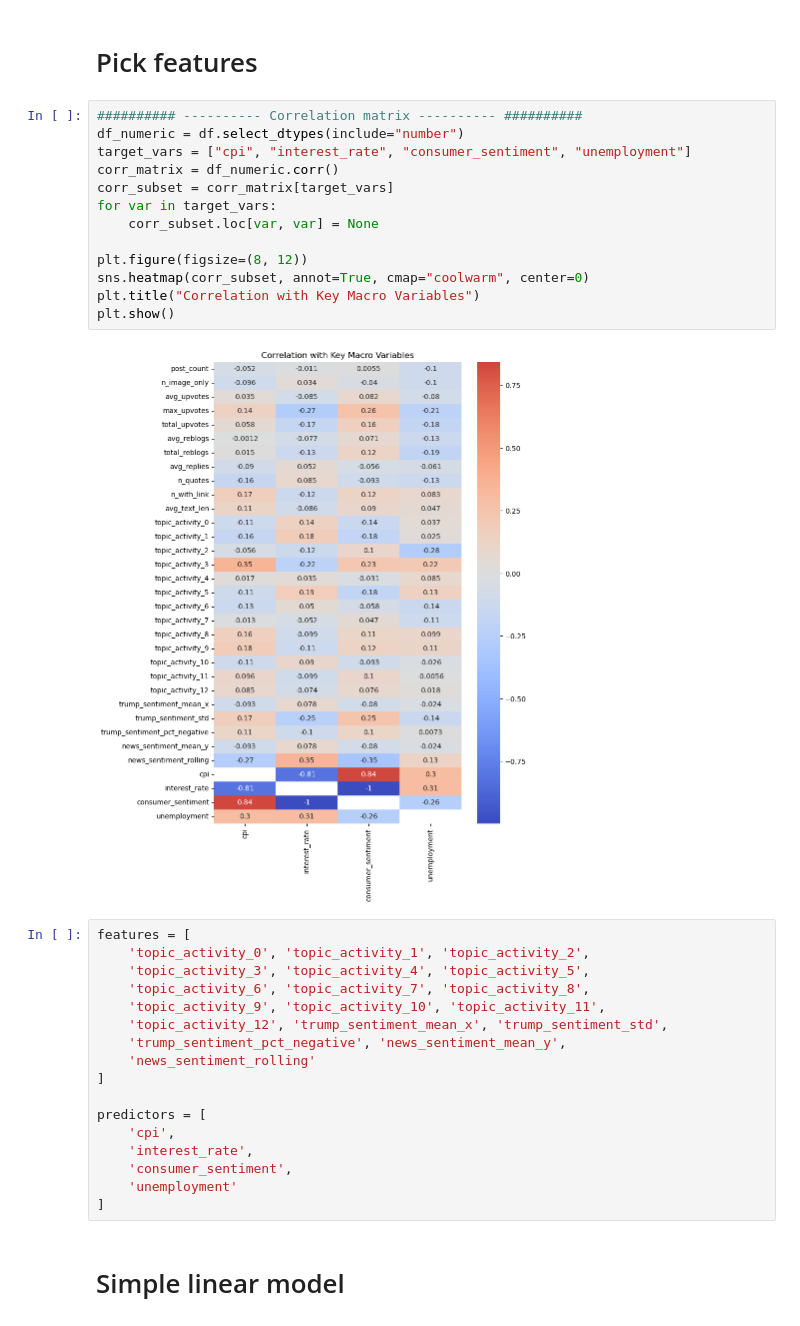
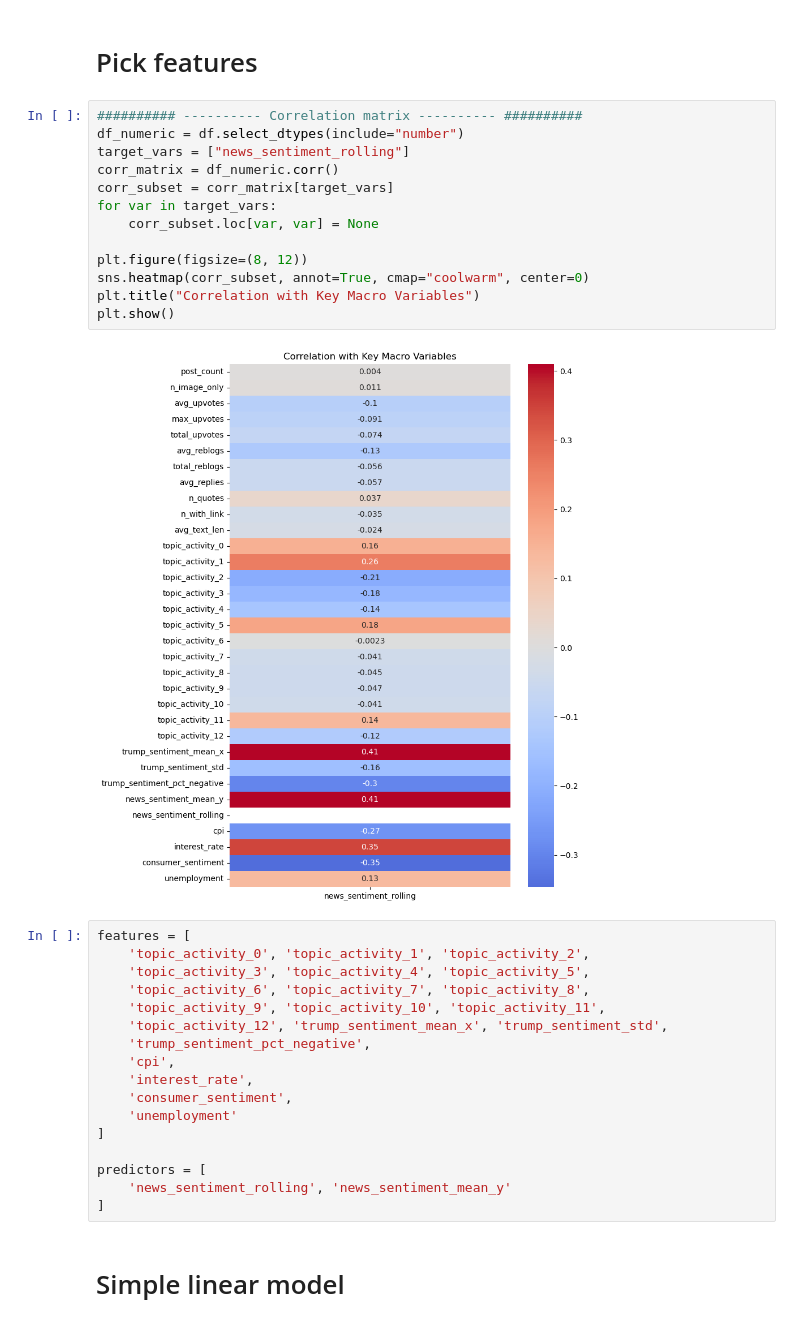
Before and after one commit to Husted42/advanced_business_analytics, a Jupyter notebook: joined_features/anlaysis.ipynb, the cells around one changed output. Drawn from its saved outputs; the diff is of its cells as text.

```diff
--- a/joined_features/anlaysis.ipynb
+++ b/joined_features/anlaysis.ipynb
@@ -58,18 +58,18 @@ for col in topic_cols:
 # %%
 ########## ---------- Correlation matrix ---------- ##########
 df_numeric = df.select_dtypes(include="number")
-target_vars = ["cpi", "interest_rate", "consumer_sentiment", "unemployment"]
+target_vars = ["news_sentiment_rolling"]
 corr_matrix = df_numeric.corr()
 corr_subset = corr_matrix[target_vars]
 for var in target_vars:
     corr_subset.loc[var, var] = None
 
 plt.figure(figsize=(8, 12))
 sns.heatmap(corr_subset, annot=True, cmap="coolwarm", center=0)
 plt.title("Correlation with Key Macro Variables")
 plt.show()
 # %% [output]
-[figure, old version]
+[figure, new version]
 # %%
 features = [
     'topic_activity_0', 'topic_activity_1', 'topic_activity_2',
@@ -77,16 +77,16 @@ features = [
     'topic_activity_6', 'topic_activity_7', 'topic_activity_8',
     'topic_activity_9', 'topic_activity_10', 'topic_activity_11',
     'topic_activity_12', 'trump_sentiment_mean_x', 'trump_sentiment_std',
-    'trump_sentiment_pct_negative', 'news_sentiment_mean_y',
-    'news_sentiment_rolling'
-]
-
-predictors = [
+    'trump_sentiment_pct_negative',
     'cpi',
     'interest_rate',
     'consumer_sentiment',
     'unemployment'
 ]
+
+predictors = [
+    'news_sentiment_rolling', 'news_sentiment_mean_y'
+]
 # %% [markdown]
 # Simple linear model
 # %%
```
Also changed, not shown: parts of 1 cell of this notebook, 1 other file.
